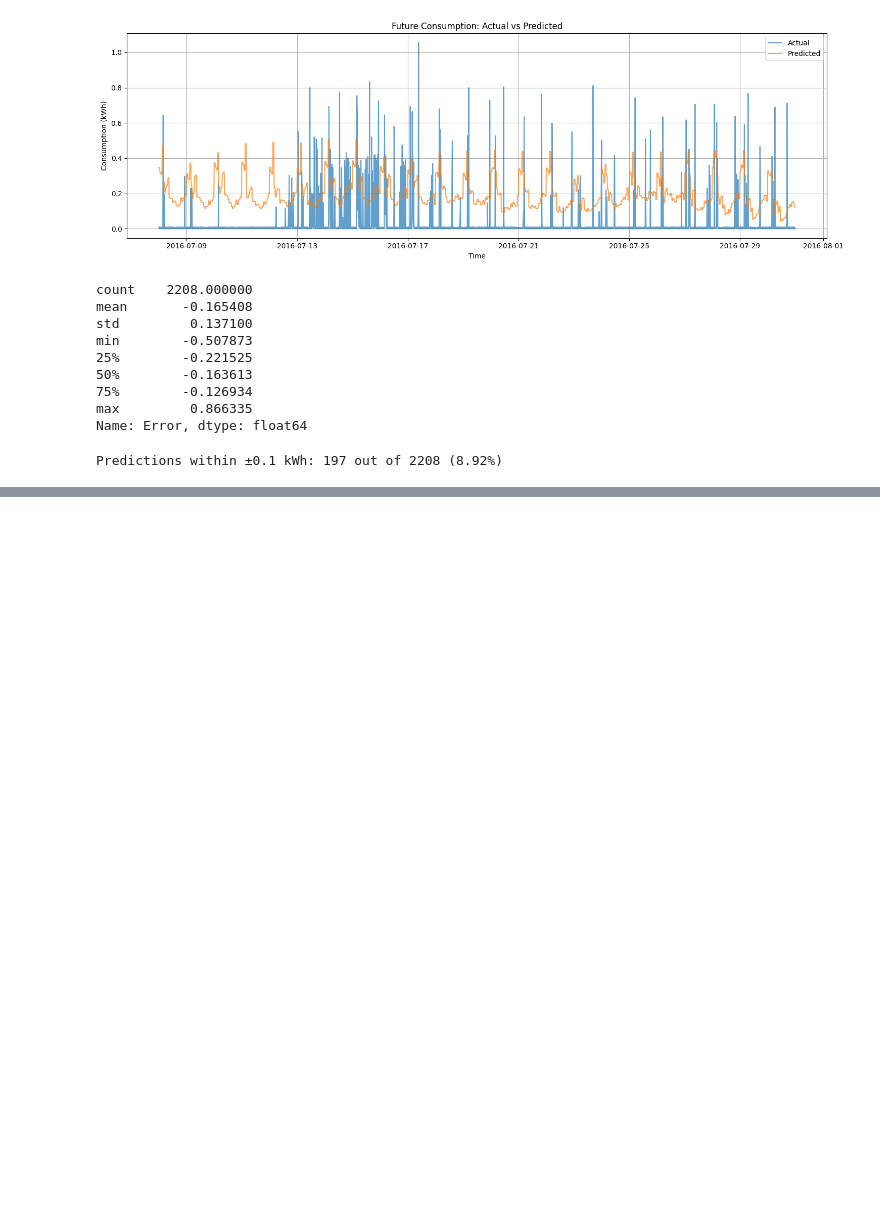
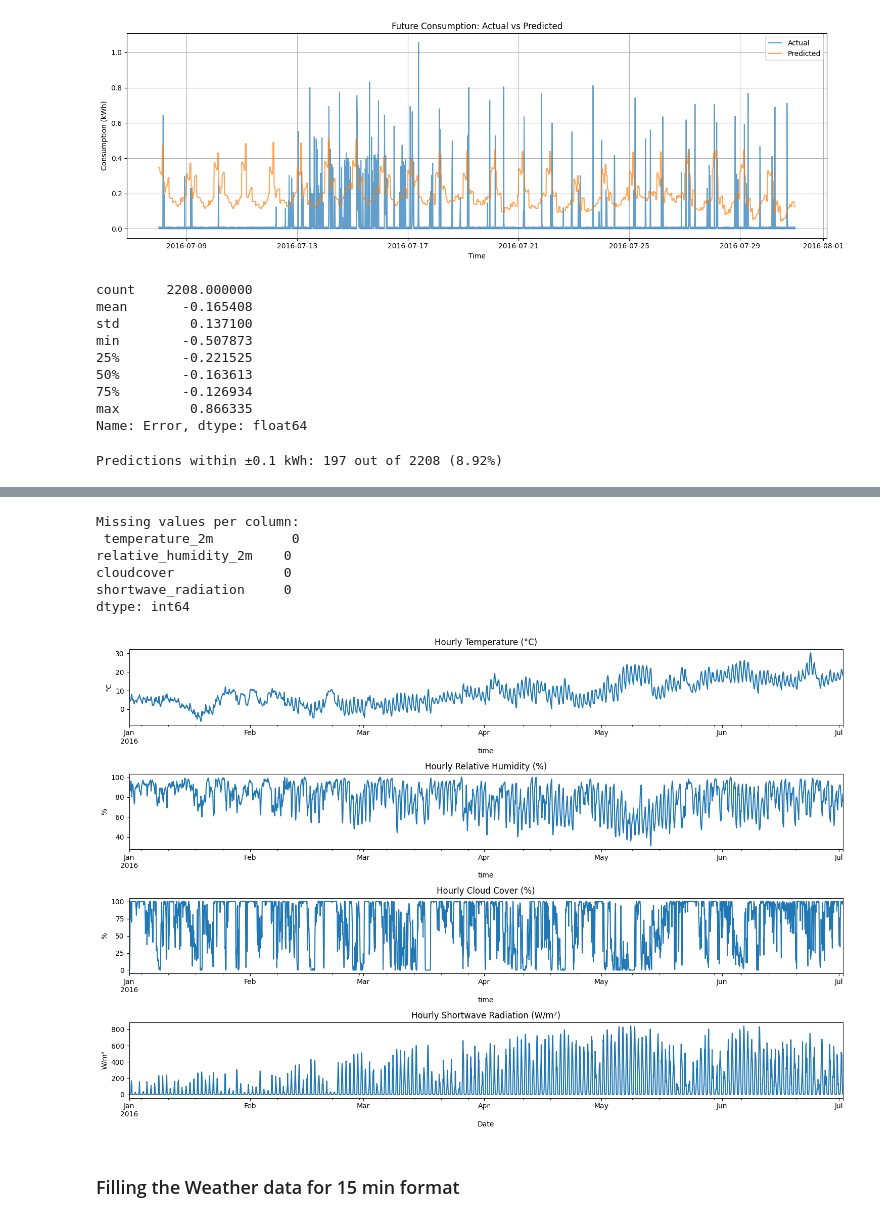
Before and after one commit to roushansr/Energy_Management, a Jupyter notebook: Code_Medium.ipynb, the cells around one changed output, grey strips where cells are left out. Cells and saved outputs as stored; diff of their text form; code cells hidden in the pictures; blank space fills up the shorter version.

Commit message:
Updated Code With Weather(Temp) prediction

```diff
--- a/Code_Medium.ipynb
+++ b/Code_Medium.ipynb
@@ -824,0 +848,20 @@ Predictions within ±0.1 kWh: 197 out of 2208 (8.92%)
+# %%
+# Construct API URL
+
+url = (
+    "https://archive-api.open-meteo.com/v1/archive?"
+    f"latitude={latitude}&longitude={longitude}"
+    f"&start_date={start_date}&end_date={end_date}"
+    "&hourly=" + ",".join(parameters) +
+    "&timezone=auto"
+)
+# %%
+# Fetch data
+response = requests.get(url)
+data = response.json()
+# %%
+# Convert to DataFrame
+
+weather_df = pd.DataFrame(data["hourly"])
+weather_df['time'] = pd.to_datetime(weather_df['time'])
+weather_df.set_index('time', inplace=True)
@@ -824,0 +914,49 @@ Predictions within ±0.1 kWh: 197 out of 2208 (8.92%)
+# %%
+# Check missing values
+
+print("Missing values per column:\n", weather_df.isnull().sum())
+# %% [output]
+Missing values per column:
+ temperature_2m          0
+relative_humidity_2m    0
+cloudcover              0
+shortwave_radiation     0
+dtype: int64
+# %%
+# viz weather trands
+
+import matplotlib.pyplot as plt
+
+plt.figure(figsize=(15, 10))
+
+# Temperature
+plt.subplot(4, 1, 1)
+weather_df['temperature_2m'].plot()
+plt.title("Hourly Temperature (°C)")
+plt.ylabel("°C")
+
+# Humidity
+plt.subplot(4, 1, 2)
+weather_df['relative_humidity_2m'].plot()
+plt.title("Hourly Relative Humidity (%)")
+plt.ylabel("%")
+
+# Cloud Cover
+plt.subplot(4, 1, 3)
+weather_df['cloudcover'].plot()
+plt.title("Hourly Cloud Cover (%)")
+plt.ylabel("%")
+
+# Solar Radiation
+plt.subplot(4, 1, 4)
+weather_df['shortwave_radiation'].plot()
+plt.title("Hourly Shortwave Radiation (W/m²)")
+plt.ylabel("W/m²")
+
+plt.xlabel("Date")
+plt.tight_layout()
+plt.show()
+# %% [output]
+[figure, added]
+# %% [markdown]
+### Filling the Weather data for 15 min format
```
Also changed, not shown: parts of 29 cells of this notebook.
